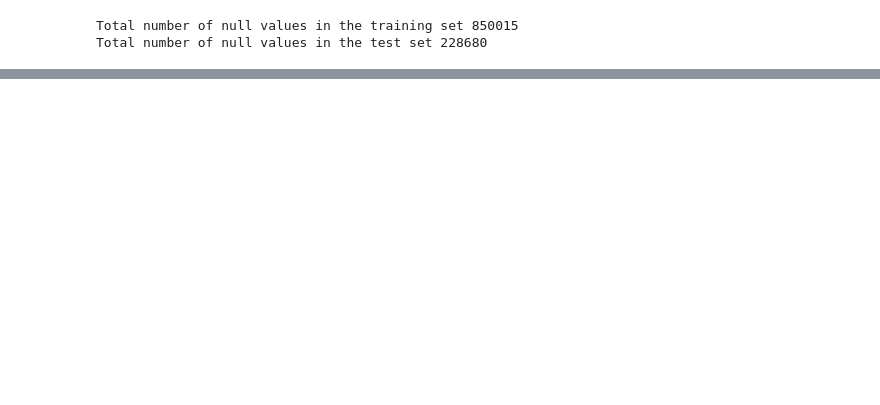
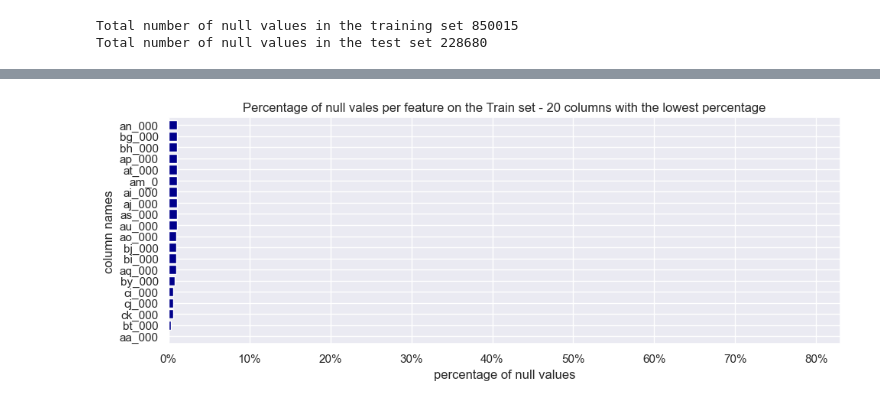
Before and after one commit to FranciscaAlliende/APS-Failure-at-Scania-Trucks, a Jupyter notebook: Data Description.ipynb, the cells around one changed output, grey strips where cells are left out. Cells and saved outputs as stored; diff of their text form; code cells hidden in the pictures; blank space fills up the shorter version.

```diff
--- a/Data Description.ipynb
+++ b/Data Description.ipynb
@@ -112,2 +168,17 @@ plt.show(plot)
+# %%
+data[150:170].sort_values(ascending=True).plot(kind="barh", color="darkblue", zorder=2, width=0.85, figsize=(10,4))
+
+
+plt.title('Percentage of null vales per feature on the Train set - 20 columns with the lowest percentage')
+plt.ylabel('column names')
+plt.xlabel('percentage of null values')
+plt.xlim([0,83])
+plt.gca().xaxis.set_major_formatter(mtick.PercentFormatter())
+
+plt.tight_layout()
+plt.savefig("figures/null_train_low.png", bbox_inches = "tight")
+plt.show()
+# %% [output]
+[figure, added]
 # %%
 plt.figure()
```
Also changed, not shown: parts of 10 cells of this notebook.
